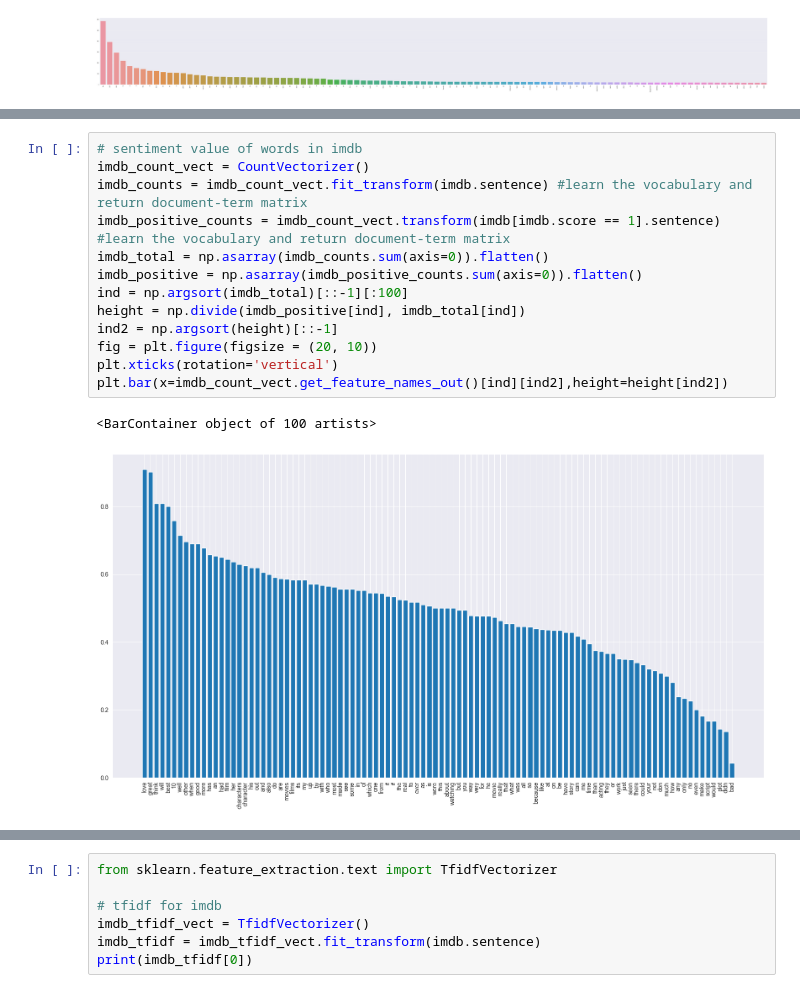
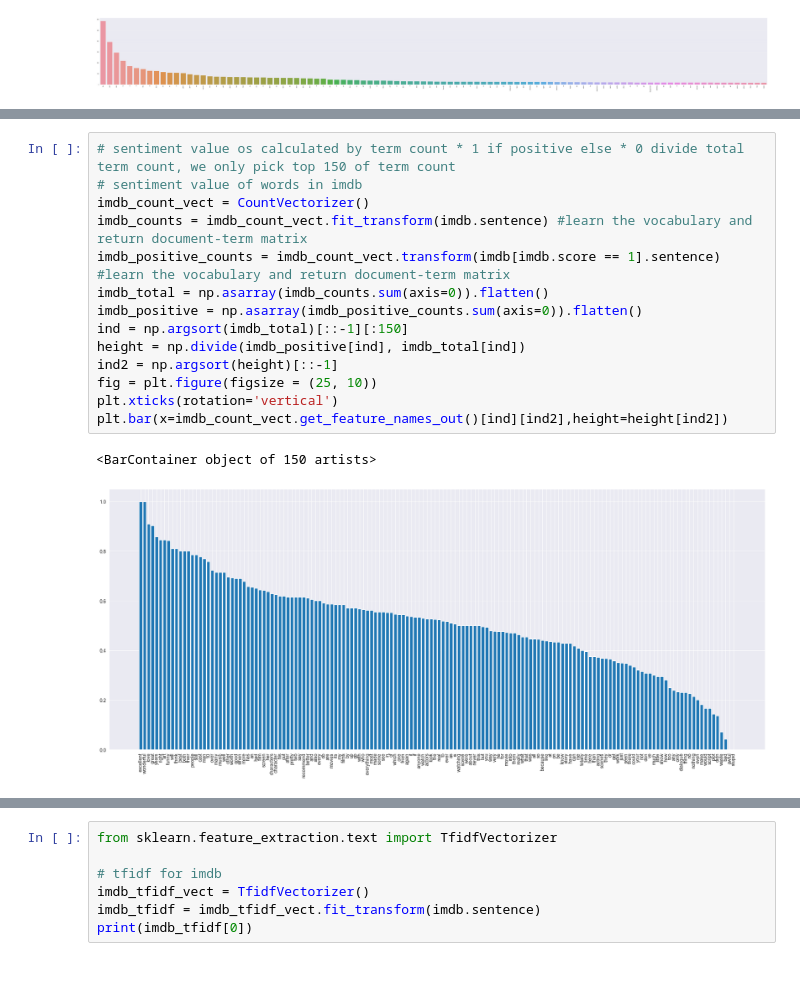
Before and after one commit to danielpclin/DM2022-Lab1-Homework, a Jupyter notebook: DM2022-Lab1-Homework.ipynb, the cells around one changed output, grey strips where cells are left out. Drawn from its saved outputs; the diff is of its cells as text.

```diff
--- a/DM2022-Lab1-Homework.ipynb
+++ b/DM2022-Lab1-Homework.ipynb
@@ -430,19 +432,20 @@ plt.show()
 # %%
+# sentiment value os calculated by term count * 1 if positive else * 0 divide total term count, we only pick top 150 of term count
 # sentiment value of words in imdb
 imdb_count_vect = CountVectorizer()
 imdb_counts = imdb_count_vect.fit_transform(imdb.sentence) #learn the vocabulary and return document-term matrix
 imdb_positive_counts = imdb_count_vect.transform(imdb[imdb.score == 1].sentence) #learn the vocabulary and return document-term matrix
 imdb_total = np.asarray(imdb_counts.sum(axis=0)).flatten()
 imdb_positive = np.asarray(imdb_positive_counts.sum(axis=0)).flatten()
-ind = np.argsort(imdb_total)[::-1][:100]
+ind = np.argsort(imdb_total)[::-1][:150]
 height = np.divide(imdb_positive[ind], imdb_total[ind])
 ind2 = np.argsort(height)[::-1]
-fig = plt.figure(figsize = (20, 10))
+fig = plt.figure(figsize = (25, 10))
 plt.xticks(rotation='vertical')
 plt.bar(x=imdb_count_vect.get_feature_names_out()[ind][ind2],height=height[ind2])
 # %% [output]
-<BarContainer object of 100 artists>
+<BarContainer object of 150 artists>
-[figure, old version]
+[figure, new version]
 # %%
 # sentiment value of words in amazon
 amazon_count_vect = CountVectorizer()
```
Also changed, not shown: parts of 11 cells of this notebook.
